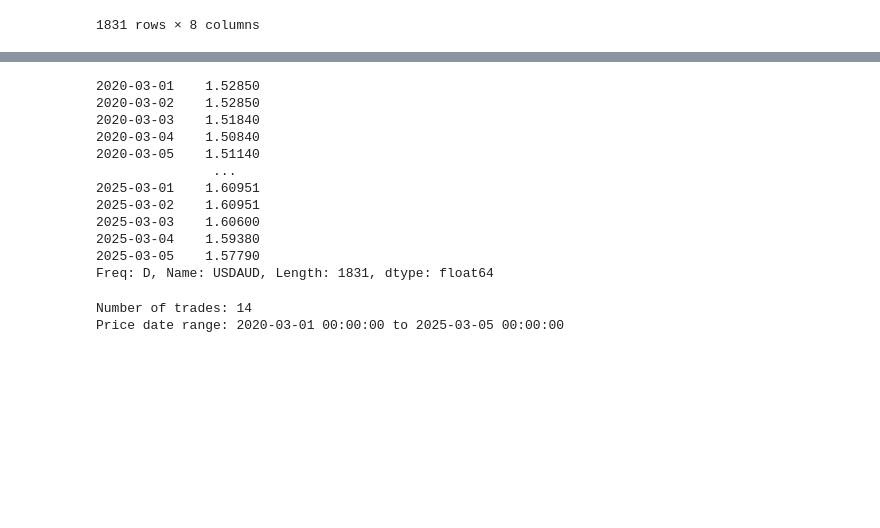
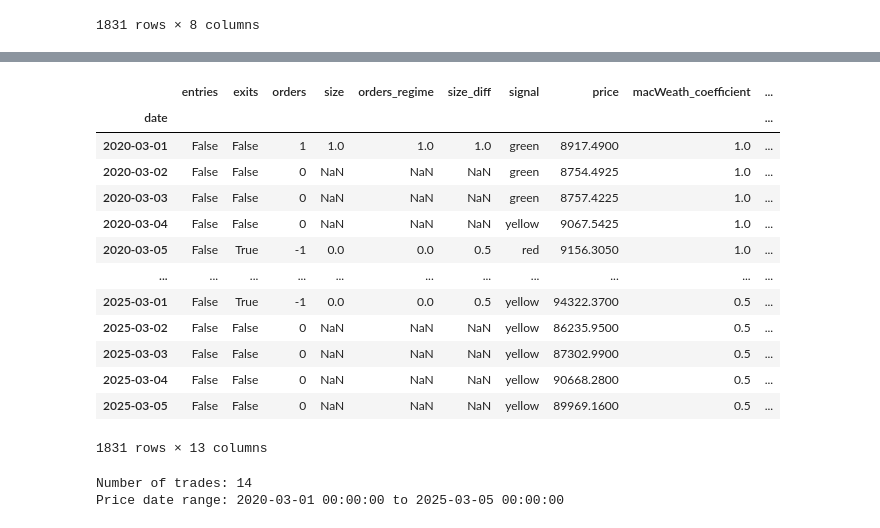
Before and after one commit to HelloThereMatey/vbt_tax, a Jupyter notebook: vbt_bitty_42Macro.ipynb, the cells around one changed output, grey strips where cells are left out. Drawn from its saved outputs; the diff is of its cells as text; code cells hidden in the pictures; blank space fills up the shorter version.

```diff
--- a/vbt_bitty_42Macro.ipynb
+++ b/vbt_bitty_42Macro.ipynb
@@ -241,0 +207,20 @@ ordat = checkit["42M_KISS_Siggie"]
+# %%
+checkit = pd.read_excel(vbt_dir+fdel+"all_data.xlsx", index_col=0)
+# %%
+checkit["macWeath_coefficient_2"] = checkit["signal"].apply(lambda x: 1.0 if x == "green" else 0.5 if x == "yellow" else 0.25)
+# %%
+checkit["macWeath_coefficient_2"] = checkit["signal"].apply(lambda x: 1.0 if x == "green" else 0.5 if x == "yellow" else 0.25)
+checkit["asset_2(%)"] = checkit["orders_regime"].ffill() * checkit["macWeath_coefficient_2"]
+checkit["asset_diff2(%)"] = checkit["asset_2(%)"].diff()
+checkit
+
+checkit.loc[checkit.index[0], "asset_diff2(%)"] = 1
+for i in range(len(checkit[1:])):
+    if checkit.loc[checkit.index[i], "asset_2(%)"] == checkit.loc[checkit.index[i-1], "asset_2(%)"]:
+        checkit.loc[checkit.index[i], "asset_diff2(%)"] = np.nan
+    else:
+        checkit.loc[checkit.index[i], "asset_diff2(%)"] = checkit.loc[checkit.index[i], "asset_2(%)"]
+
+checkit.loc[checkit.index[0], "asset_diff2(%)"] = 1.0
+#checkit.drop("asset_diff(%)", axis = 1,  inplace = True)
+checkit.to_excel(vbt_dir+fdel+"all_data.xlsx", index=True)
@@ -399,21 +430,27 @@ Data pulled from TV for ticker:  USDAUD
 # %%
-aud = audusd.data["2020-03-01":"2025-03-05"].resample("D").ffill().bfill()
-df = pd.concat([price, aud], axis = 1).bfill()
-aud = df["USDAUD"]
-aud
+# aud = audusd.data["2020-03-01":"2025-03-05"].resample("D").ffill().bfill()
+# df = pd.concat([price, aud], axis = 1).bfill()
+# aud = df["USDAUD"]
+# aud.to_excel(vbt_dir+fdel+"AUDUSD.xlsx", sheet_name="AUDUSD", index=True)
+aud = pd.read_excel(vbt_dir+fdel+"AUDUSD.xlsx", index_col=0, parse_dates=True)
-# %% [output]
-2020-03-01    1.52850
-2020-03-02    1.52850
-2020-03-03    1.51840
-2020-03-04    1.50840
-2020-03-05    1.51140
-               ...
-2025-03-01    1.60951
-2025-03-02    1.60951
-2025-03-03    1.60600
-2025-03-04    1.59380
-2025-03-05    1.57790
-Freq: D, Name: USDAUD, Length: 1831, dtype: float64
+# %%
+checkit["audusd"] = aud.copy()
+checkit
+# %% [output]
+|  | entries | exits | orders | size | orders_regime | size_diff | signal | price | macWeath_coefficient | ... |
+| date |  |  |  |  |  |  |  |  |  | ... |
+| 2020-03-01 | False | False | 1 | 1.0 | 1.0 | 1.0 | green | 8917.4900 | 1.0 | ... |
+| 2020-03-02 | False | False | 0 | NaN | NaN | NaN | green | 8754.4925 | 1.0 | ... |
+| 2020-03-03 | False | False | 0 | NaN | NaN | NaN | green | 8757.4225 | 1.0 | ... |
+| 2020-03-04 | False | False | 0 | NaN | NaN | NaN | yellow | 9067.5425 | 1.0 | ... |
+| 2020-03-05 | False | True | -1 | 0.0 | 0.0 | 0.5 | red | 9156.3050 | 1.0 | ... |
+| ... | ... | ... | ... | ... | ... | ... | ... | ... | ... | ... |
+| 2025-03-01 | False | True | -1 | 0.0 | 0.0 | 0.5 | yellow | 94322.3700 | 0.5 | ... |
+| 2025-03-02 | False | False | 0 | NaN | NaN | NaN | yellow | 86235.9500 | 0.5 | ... |
+| 2025-03-03 | False | False | 0 | NaN | NaN | NaN | yellow | 87302.9900 | 0.5 | ... |
+| 2025-03-04 | False | False | 0 | NaN | NaN | NaN | yellow | 90668.2800 | 0.5 | ... |
+| 2025-03-05 | False | False | 0 | NaN | NaN | NaN | yellow | 89969.1600 | 0.5 | ... |
+1831 rows × 13 columns
 # %%
 import taxCalcs
 # %%
```
Also changed, not shown: parts of 37 cells of this notebook, 2 other files.
